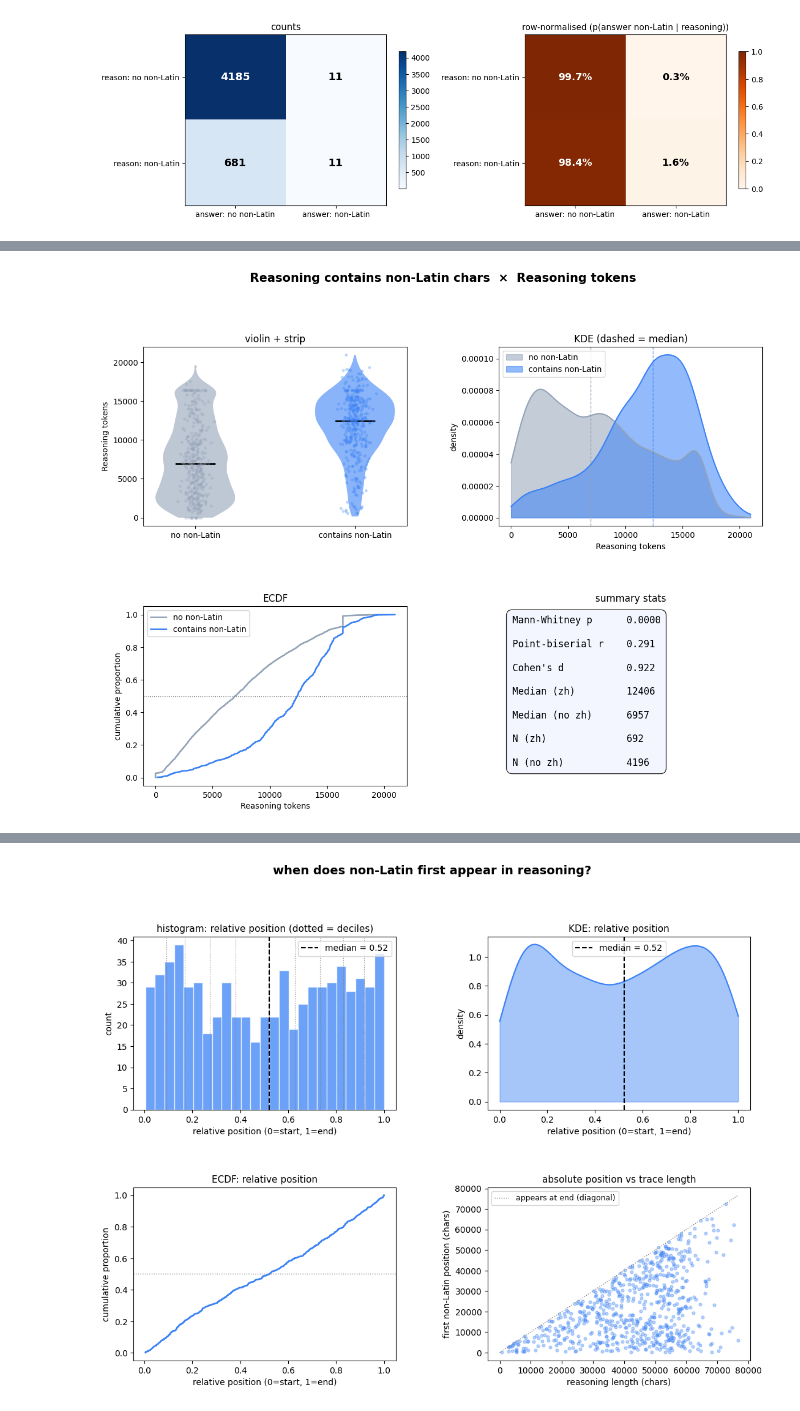
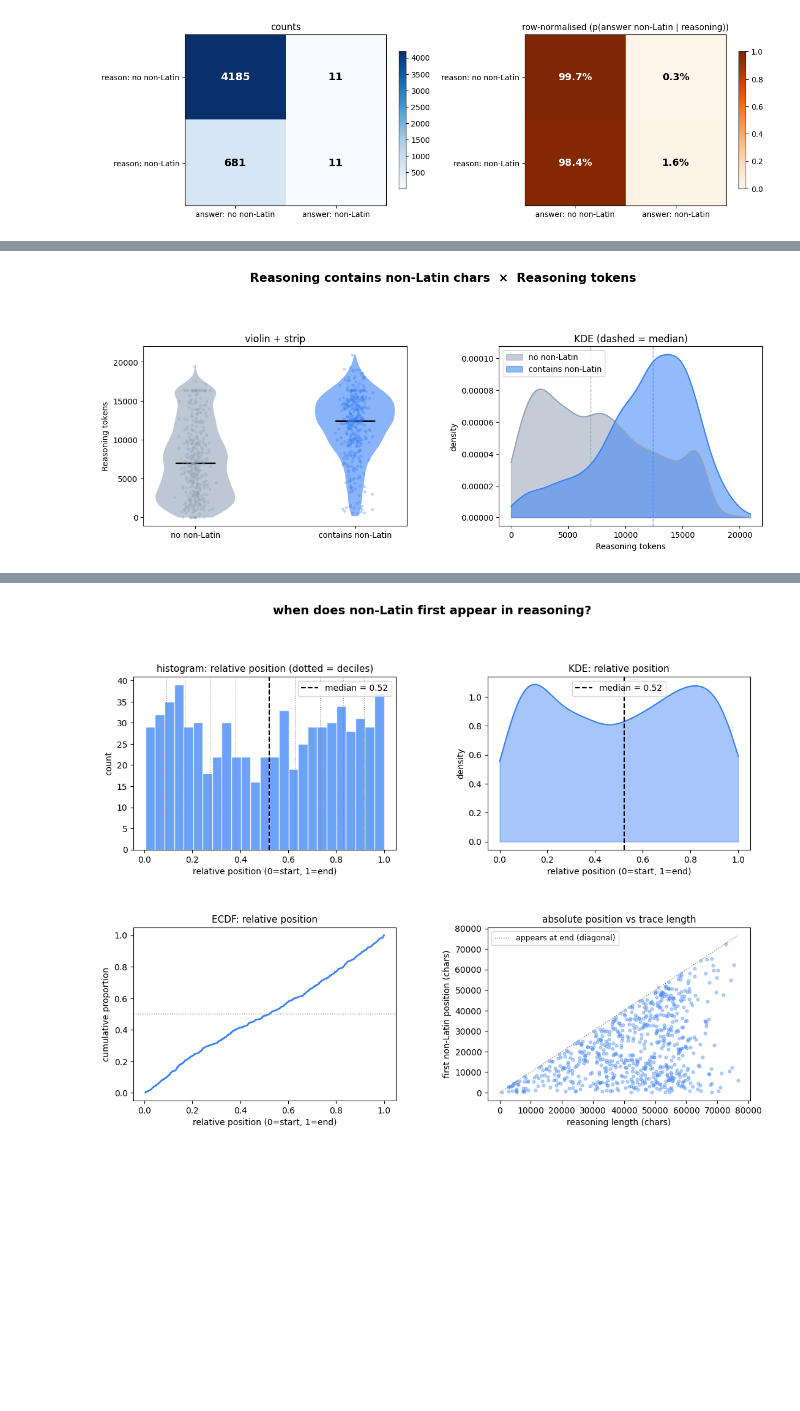
Before and after one commit to lbernick/cot_legibility, a Jupyter notebook: explore_qwq.ipynb, the cells around one changed output, grey strips where cells are left out. Drawn from its saved outputs; the diff is of its cells as text; code cells hidden in the pictures; blank space fills up the shorter version.

```diff
--- a/explore_qwq.ipynb
+++ b/explore_qwq.ipynb
@@ -439,7 +460,7 @@ if output_file.exists():
     already_done = sum(1 for _ in open(output_file))
 
 with open(output_file, "a") as f:
-    for i, text in enumerate(tqdm(df["reasoning"], initial=already_done)):
+    for i, text in enumerate(tqdm(d["reasoning"], initial=already_done)):
         if i < already_done:
             continue
         try:
@@ -601,7 +595,7 @@ def non_latin_fraction(text, extended: bool = True):
         return np.nan
     return len(NON_LATIN_RE.findall(text)) / len(text)
 # %%
-df["reasoning_chinese_chars"] = df["reasoning"].apply(chinese_character_count)
-df["answer_chinese_chars"] = df["answer"].apply(chinese_character_count)
-df["reasoning_non_latin_chars"] = df["reasoning"].apply(non_latin_character_count)
-df["answer_non_latin_chars"] = df["answer"].apply(non_latin_character_count)
+d["reasoning_chinese_chars"] = d["reasoning"].apply(chinese_character_count)
+d["answer_chinese_chars"] = d["answer"].apply(chinese_character_count)
+d["reasoning_non_latin_chars"] = d["reasoning"].apply(non_latin_character_count)
+d["answer_non_latin_chars"] = d["answer"].apply(non_latin_character_count)
@@ -1087,0 +1019,3 @@ def num_rollouts(run, chunk_size, samples_per_chunk):
+# %%
+CHUNK_SIZE=500
+d["reasoning_chunks"] = d["reasoning"].apply(split_solution_into_chunks, min_chunk_length=CHUNK_SIZE, replace_newlines=False)
@@ -1281,8 +1269,8 @@ def odds_ratio(ct):
 
 # ── contingency table ─────────────────────────────────────
 ct = pd.crosstab(
-    df["reasoning_non_latin_chars"] > 0,
-    df["answer_non_latin_chars"] > 0,
+    d["reasoning_non_latin_chars"] > 0,
+    d["answer_non_latin_chars"] > 0,
     rownames=["reasoning non-Latin"],
     colnames=["answer non-Latin"],
 )
@@ -1367,7 +1355,7 @@ plt.colorbar(im2, ax=ax2, shrink=0.8)
 #     "reasoning zh ↔ answer zh correlation",
 #     fontsize=15, fontweight="bold", y=1.01
 # )
-# plt.savefig("zh_correlation.png", dpi=150, bbox_inches="tight")
+plt.savefig("plots/nonlatin_correlation.png", dpi=150, bbox_inches="tight")
 plt.show()
 # %% [output]
 φ = 0.069  |  OR = 6.15  |  χ² p = 0.0000
@@ -1380,12 +1390,12 @@ LENGTH_COL  = "reasoning_tokens"          # or "reasoning_length"
 OTHER_COL = "reasoning_non_latin_chars"
 
 # ── split groups ──────────────────────────────────────────
-nl     = df.loc[df[OTHER_COL] > 0,  LENGTH_COL].dropna()
-no_nl  = df.loc[df[OTHER_COL] == 0, LENGTH_COL].dropna()
+nl     = d.loc[d[OTHER_COL] > 0,  LENGTH_COL].dropna()
+no_nl  = d.loc[d[OTHER_COL] == 0, LENGTH_COL].dropna()
 
 # ── stats ─────────────────────────────────────────────────
 u_stat, p_mw   = stats.mannwhitneyu(nl, no_nl, alternative="two-sided")
-r_pb, p_pb     = stats.pointbiserialr((df[OTHER_COL] > 0).astype(int), df[LENGTH_COL])
+r_pb, p_pb     = stats.pointbiserialr((d[OTHER_COL] > 0).astype(int), d[LENGTH_COL])
 pooled_std     = np.sqrt((nl.std()**2 + no_nl.std()**2) / 2)
 cohens_d       = (nl.mean() - no_nl.mean()) / pooled_std
 
@@ -1407,7 +1417,7 @@ gs  = gridspec.GridSpec(2, 2, figure=fig, hspace=0.45, wspace=0.35)
 ax1 = fig.add_subplot(gs[0, 0])
 parts = ax1.violinplot([no_nl, nl], positions=[0, 1],
                        showmedians=True, showextrema=False)
-for i, (pc, c) in enumerate(zip(parts["bodies"], [C_NO_NL, C_ZH])):
+for i, (pc, c) in enumerate(zip(parts["bodies"], [C_NO_NL, C_NL])):
     pc.set_facecolor(c); pc.set_alpha(0.6)
 parts["cmedians"].set_color("black"); parts["cmedians"].set_linewidth(2)
 # jittered strip
@@ -1424,7 +1434,7 @@ ax1.set_title("violin + strip", fontsize=12)
 ax2 = fig.add_subplot(gs[0, 1])
 for grp, c, label in [(no_nl, C_NO_NL, "no non-Latin"), (nl, C_NL, "contains non-Latin")]:
     kde = stats.gaussian_kde(grp)
-    xs  = np.linspace(df[LENGTH_COL].min(), df[LENGTH_COL].max(), 300)
+    xs  = np.linspace(d[LENGTH_COL].min(), d[LENGTH_COL].max(), 300)
     ax2.fill_between(xs, kde(xs), alpha=ALPHA, color=c, label=label)
     ax2.plot(xs, kde(xs), color=c, linewidth=1.5)
     ax2.axvline(grp.median(), color=c, linestyle="--", linewidth=1)
@@ -1433,42 +1443,42 @@ ax2.set_ylabel("density")
 ax2.set_title("KDE (dashed = median)", fontsize=12)
 ax2.legend(fontsize=10)
 
-# 3. ECDF
-ax3 = fig.add_subplot(gs[1, 0])
-for grp, c, label in [(no_nl, C_NO_NL, "no non-Latin"), (nl, C_NL, "contains non-Latin")]:
-    xs = np.sort(grp)
-    ys = np.arange(1, len(xs) + 1) / len(xs)
-    ax3.plot(xs, ys, color=c, linewidth=2, label=label)
-ax3.set_xlabel("Reasoning tokens")
-ax3.set_ylabel("cumulative proportion")
-ax3.set_title("ECDF", fontsize=12)
-ax3.legend(fontsize=10)
-ax3.axhline(0.5, color="gray", linestyle=":", linewidth=1)
+# # 3. ECDF
+# ax3 = fig.add_subplot(gs[1, 0])
+# for grp, c, label in [(no_nl, C_NO_NL, "no non-Latin"), (nl, C_NL, "contains non-Latin")]:
+#     xs = np.sort(grp)
+#     ys = np.arange(1, len(xs) + 1) / len(xs)
+#     ax3.plot(xs, ys, color=c, linewidth=2, label=label)
+# ax3.set_xlabel("Reasoning tokens")
+# ax3.set_ylabel("cumulative proportion")
+# ax3.set_title("ECDF", fontsize=12)
+# ax3.legend(fontsize=10)
+# ax3.axhline(0.5, color="gray", linestyle=":", linewidth=1)
 
-# 4. Stats summary
-ax4 = fig.add_subplot(gs[1, 1])
-ax4.axis("off")
-stats_text = (
-    f"Mann-Whitney p      {p_mw:.4f}\n\n"
-    f"Point-biserial r    {r_pb:.3f}\n\n"
-    f"Cohen's d           {cohens_d:.3f}\n\n"
-    f"Median (nl)         {nl.median():.0f}\n\n"
-    f"Median (no nl)      {no_nl.median():.0f}\n\n"
-    f"N (nl)              {len(nl)}\n\n"
-    f"N (no nl)           {len(no_nl)}"
-)
-ax4.text(0.05, 0.95, stats_text,
-         transform=ax4.transAxes,
-         va="top", ha="left",
-         fontsize=12, fontfamily="monospace",
-         bbox=dict(boxstyle="round,pad=0.6", facecolor="#f0f4ff", alpha=0.8))
-ax4.set_title("summary stats", fontsize=12)
+# # 4. Stats summary
+# ax4 = fig.add_subplot(gs[1, 1])
+# ax4.axis("off")
+# stats_text = (
+#     f"Mann-Whitney p      {p_mw:.4f}\n\n"
+#     f"Point-biserial r    {r_pb:.3f}\n\n"
+#     f"Cohen's d           {cohens_d:.3f}\n\n"
+#     f"Median (nl)         {nl.median():.0f}\n\n"
+#     f"Median (no nl)      {no_nl.median():.0f}\n\n"
+#     f"N (nl)              {len(nl)}\n\n"
+#     f"N (no nl)           {len(no_nl)}"
+# )
+# ax4.text(0.05, 0.95, stats_text,
+#          transform=ax4.transAxes,
+#          va="top", ha="left",
+#          fontsize=12, fontfamily="monospace",
+#          bbox=dict(boxstyle="round,pad=0.6", facecolor="#f0f4ff", alpha=0.8))
+# ax4.set_title("summary stats", fontsize=12)
 
 fig.suptitle(
     f"Reasoning contains non-Latin chars  ×  Reasoning tokens",
     fontsize=15, fontweight="bold", y=1.01
 )
-plt.savefig("binary_vs_length.png", dpi=150, bbox_inches="tight")
+plt.savefig("plots/nonlatin_vs_length.png", dpi=150, bbox_inches="tight")
 plt.show()
 # %% [output]
 Mann-Whitney p  = 0.0000
@@ -1478,4 +1488,4 @@ Median zh=12406  no-zh=6957
-[figure, old version]
+[figure, new version]
 # %%
 ILLEGIBILITY_COL = "reasoning_non_latin_chars"
 
```
Also changed, not shown: parts of 97 cells of this notebook.
